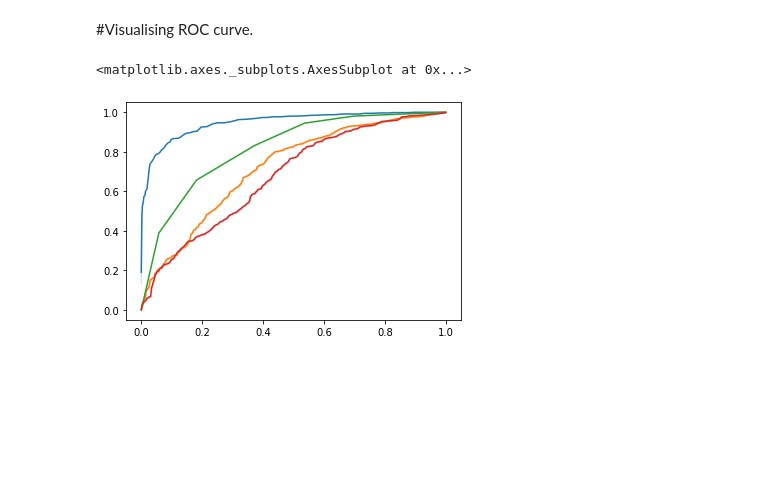
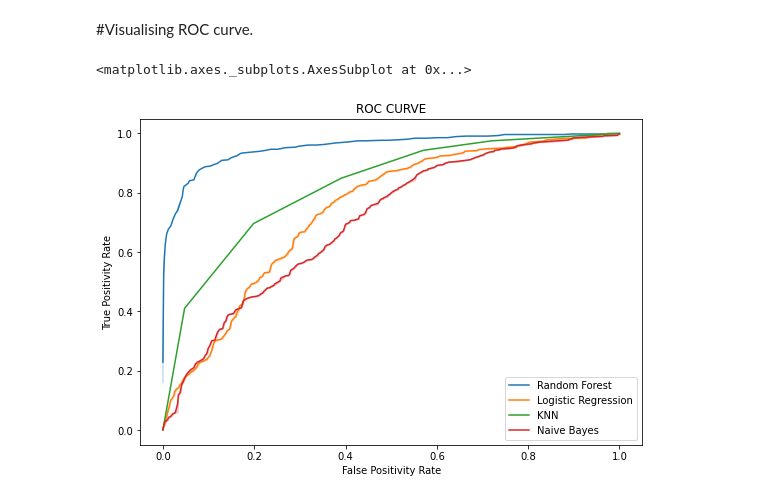
Before and after one commit to cpvivek/Coronary-Heart-Disease-Risk-Prediction, a Jupyter notebook: Capstone_Project_ML_Classification_Cardiovascular_Disease_Risk.ipynb, the cells around one changed output. Saved outputs shown, nothing was run; the diff lists cells and outputs as text; code cells hidden in the pictures; blank space fills up the shorter version.

```diff
--- a/Capstone_Project_ML_Classification_Cardiovascular_Disease_Risk.ipynb
+++ b/Capstone_Project_ML_Classification_Cardiovascular_Disease_Risk.ipynb
@@ -495,3 +494,0 @@ feature_to_remove=['id','is_smoking','heartRate','diaBP']
-# %%
-df_pr=df_pr[[y for y in df_pr.columns if y not in feature_to_remove]]
-df_pr
@@ -608,12 +599,13 @@ def implimentor(classifier):
   ''' This function returns a dictionary with parameters of specified model'''
 
   model_dict={} #initiating empty dictionary
-  classifier.fit(x_train,y_train) #fitting model on training set
+  classifier.fit(x_train,np.ravel(y_train,order='C')) #fitting model on training set
 
   x_pred_test=classifier.predict(x_test)
   x_pred_train=classifier.predict(x_train) #predicting on train and test set
   test_proba=classifier.predict_proba(x_test)
   test_proba=test_proba[:,1]
+
   model_dict['x_pred_test']=x_pred_test
   model_dict['x_pred_train']=x_pred_train
   model_dict['test_proba']=test_proba
@@ -816,5 +782,3 @@ grid={
  }
 # %%
 rf_random = RandomizedSearchCV(estimator = rf_classifier, param_distributions = grid, n_iter = 50, cv = 3, verbose=2, random_state=42, n_jobs = -1)
-# %%
-rf_random.fit(x_train,y_train)
@@ -922,15 +876,19 @@ The performance of KNN calssifier has improved upon hyperparameter tuning as wel
 # %% [markdown]
 #Visualising ROC curve.
 # %%
-rf_curve=roc_curve(y_test,rf_classifier_result['test_proba'])
+rf_curve=roc_curve(y_test,rf_random_result['test_proba']) #Using tuned hyperparameters
 lr_curve=roc_curve(y_test,lr_classifier_result['test_proba'])
-kn_curve=roc_curve(y_test,kn_classifier_result['test_proba'])
+kn_curve=roc_curve(y_test,kn_random_result['test_proba'])#Using tuned hyperparameters
 nb_curve=roc_curve(y_test,nb_classifier_result['test_proba'])
 # %%
-sns.lineplot(x=rf_curve[0],y=rf_curve[1])
-sns.lineplot(x=lr_curve[0],y=lr_curve[1])
-sns.lineplot(x=kn_curve[0],y=kn_curve[1])
-sns.lineplot(x=nb_curve[0],y=nb_1`curve[1])
+plt.figure(figsize=(9,6))
+plt.xlabel('False Positivity Rate')
+plt.ylabel('True Positivity Rate')
+plt.title('ROC CURVE')
+sns.lineplot(x=rf_curve[0],y=rf_curve[1],label='Random Forest')
+sns.lineplot(x=lr_curve[0],y=lr_curve[1],label='Logistic Regression')
+sns.lineplot(x=kn_curve[0],y=kn_curve[1],label='KNN')
+sns.lineplot(x=nb_curve[0],y=nb_curve[1],label='Naive Bayes')
 # %% [output]
 <matplotlib.axes._subplots.AxesSubplot at 0x...>
-[figure, old version]
+[figure, new version]
```
Also changed, not shown: parts of 23 cells of this notebook.
